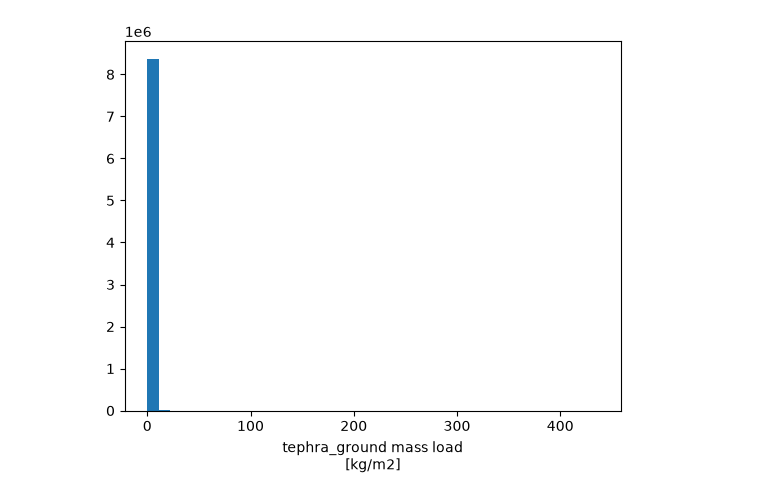
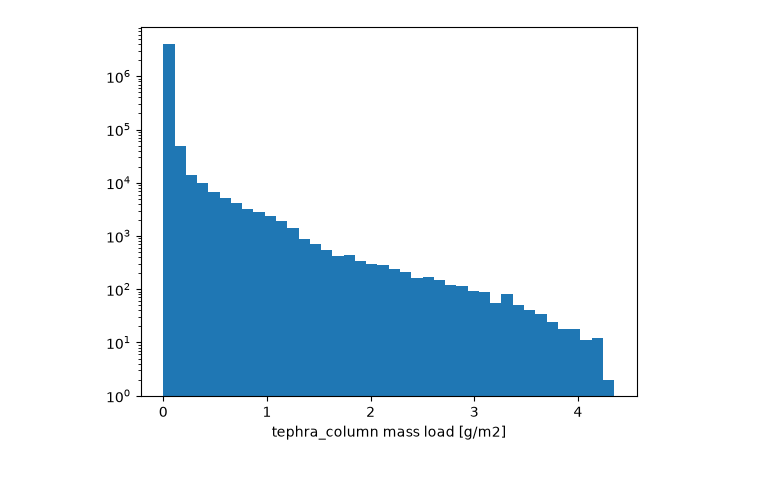
Before and after one commit to lmingari/egusphere-2025-6097-etna, a Jupyter notebook: histogram.ipynb, the cells around one changed output. Saved outputs shown, nothing was run; the diff lists cells and outputs as text; code cells hidden in the pictures.

```diff
--- a/histogram.ipynb
+++ b/histogram.ipynb
@@ -4,12 +4,12 @@ import pandas as pd
 import numpy as np
 import matplotlib.pyplot as plt
 # %%
-fname = 'data/helens64.ens.nc'
+fname = 'data/etna2018-128.ens.nc'
 
 ## 1. Loading raw data and normaliation
 ds = xr.open_dataset(fname)
-da = ds["tephra_grn_load"]
+da = ds["tephra_col_mass"]
 # %%
-x = da.plot.hist(bins=40)
+_ = da.plot.hist(bins=40,log=True)
 # %% [output]
-[figure, old version]
+[figure, new version]
```
Also changed, not shown: parts of 13 cells of this notebook, 12 other files.
